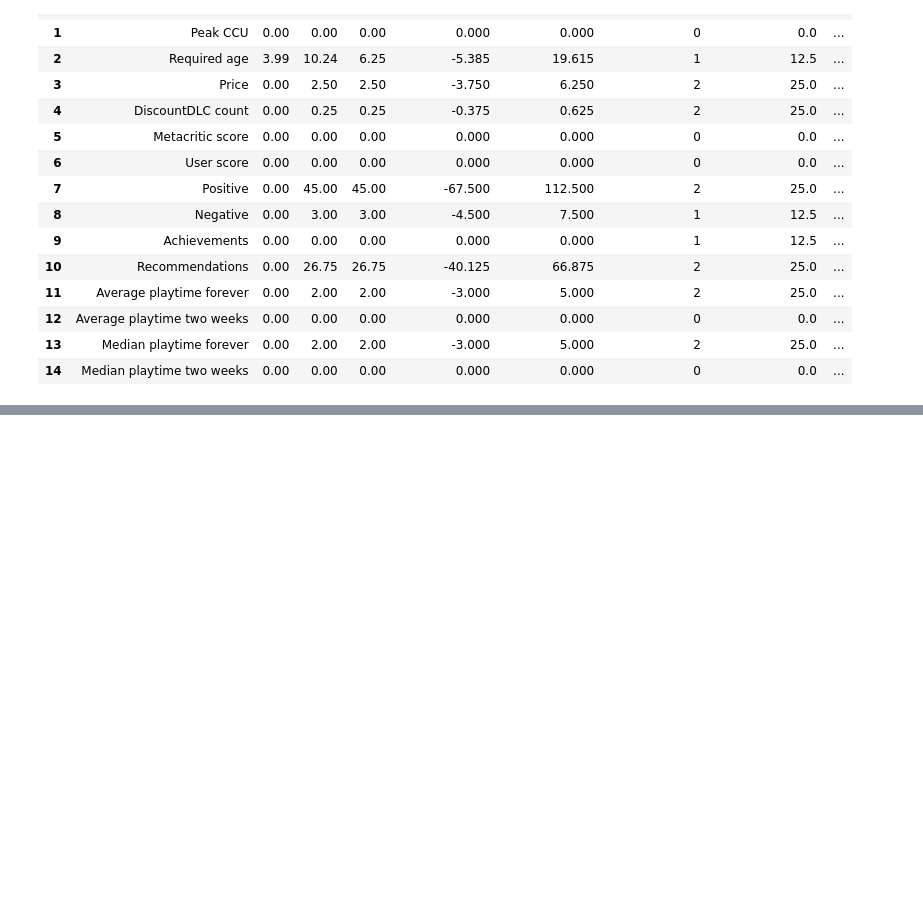
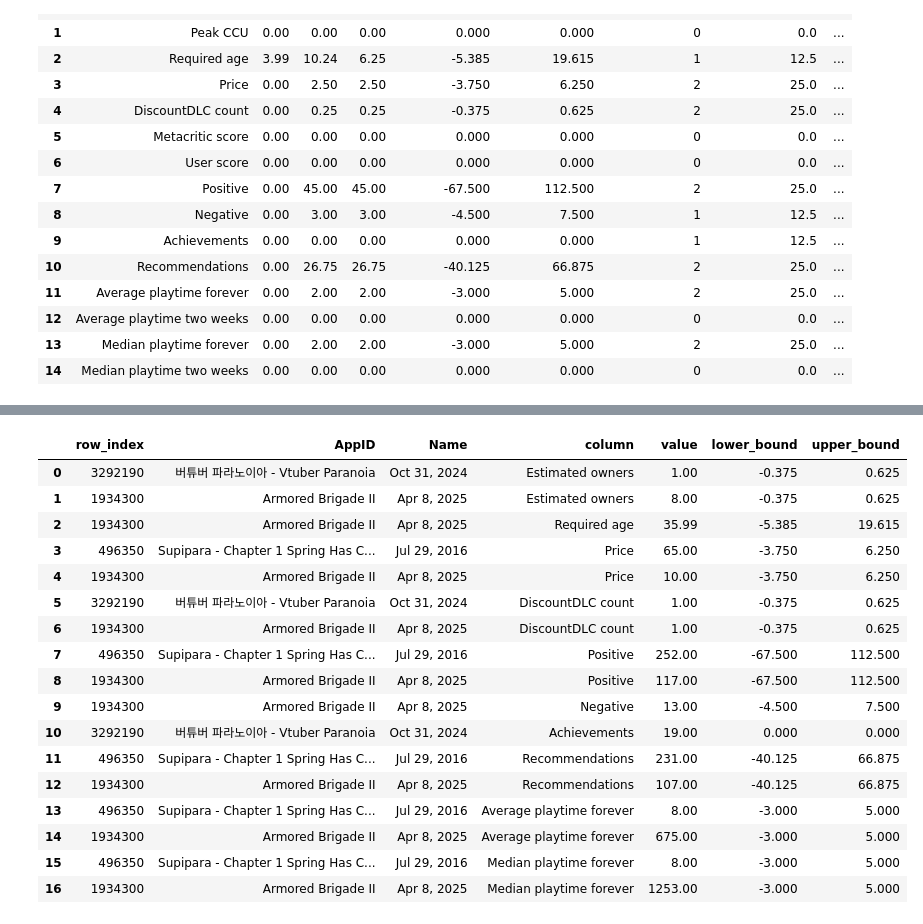
Before and after one commit to huytu059-blip/Games_Data_Science, a Jupyter notebook: notebooks/01_data_quality.ipynb, the cells around one changed output, grey strips where cells are left out. Cells and saved outputs as stored; diff of their text form; code cells hidden in the pictures; blank space fills up the shorter version.

```diff
--- a/notebooks/01_data_quality.ipynb
+++ b/notebooks/01_data_quality.ipynb
@@ -376,0 +614,59 @@ else:
+# %%
+
+
+# Hiển thị các game nào, cột nào và giá trị nào bị đánh dấu outlier
+numeric_cols = df_raw.select_dtypes(include="number").columns
+
+outlier_details = []
+
+for column in numeric_cols:
+    series = df_raw[column].dropna()
+
+    if series.empty:
+        continue
+
+    q1 = series.quantile(0.25)
+    q3 = series.quantile(0.75)
+    iqr = q3 - q1
+
+    lower_bound = q1 - 1.5 * iqr
+    upper_bound = q3 + 1.5 * iqr
+
+    mask = (
+        (df_raw[column] < lower_bound) |
+        (df_raw[column] > upper_bound)
+    )
+
+    if mask.any():
+        for idx in df_raw.index[mask]:
+            outlier_details.append({
+                "row_index": idx,
+                "AppID": df_raw.loc[idx, "AppID"],
+                "Name": df_raw.loc[idx, "Name"],
+                "column": column,
+                "value": df_raw.loc[idx, column],
+                "lower_bound": lower_bound,
+                "upper_bound": upper_bound,
+            })
+
+outlier_details_df = pd.DataFrame(outlier_details)
+display(outlier_details_df)
+# %% [output]
+|  | row_index | AppID | Name | column | value | lower_bound | upper_bound |
+| 0 | 3292190 | 버튜버 파라노이아 - Vtuber Paranoia | Oct 31, 2024 | Estimated owners | 1.00 | -0.375 | 0.625 |
+| 1 | 1934300 | Armored Brigade II | Apr 8, 2025 | Estimated owners | 8.00 | -0.375 | 0.625 |
+| 2 | 1934300 | Armored Brigade II | Apr 8, 2025 | Required age | 35.99 | -5.385 | 19.615 |
+| 3 | 496350 | Supipara - Chapter 1 Spring Has C... | Jul 29, 2016 | Price | 65.00 | -3.750 | 6.250 |
+| 4 | 1934300 | Armored Brigade II | Apr 8, 2025 | Price | 10.00 | -3.750 | 6.250 |
+| 5 | 3292190 | 버튜버 파라노이아 - Vtuber Paranoia | Oct 31, 2024 | DiscountDLC count | 1.00 | -0.375 | 0.625 |
+| 6 | 1934300 | Armored Brigade II | Apr 8, 2025 | DiscountDLC count | 1.00 | -0.375 | 0.625 |
+| 7 | 496350 | Supipara - Chapter 1 Spring Has C... | Jul 29, 2016 | Positive | 252.00 | -67.500 | 112.500 |
+| 8 | 1934300 | Armored Brigade II | Apr 8, 2025 | Positive | 117.00 | -67.500 | 112.500 |
+| 9 | 1934300 | Armored Brigade II | Apr 8, 2025 | Negative | 13.00 | -4.500 | 7.500 |
+| 10 | 3292190 | 버튜버 파라노이아 - Vtuber Paranoia | Oct 31, 2024 | Achievements | 19.00 | 0.000 | 0.000 |
+| 11 | 496350 | Supipara - Chapter 1 Spring Has C... | Jul 29, 2016 | Recommendations | 231.00 | -40.125 | 66.875 |
+| 12 | 1934300 | Armored Brigade II | Apr 8, 2025 | Recommendations | 107.00 | -40.125 | 66.875 |
+| 13 | 496350 | Supipara - Chapter 1 Spring Has C... | Jul 29, 2016 | Average playtime forever | 8.00 | -3.000 | 5.000 |
+| 14 | 1934300 | Armored Brigade II | Apr 8, 2025 | Average playtime forever | 675.00 | -3.000 | 5.000 |
+| 15 | 496350 | Supipara - Chapter 1 Spring Has C... | Jul 29, 2016 | Median playtime forever | 8.00 | -3.000 | 5.000 |
+| 16 | 1934300 | Armored Brigade II | Apr 8, 2025 | Median playtime forever | 1253.00 | -3.000 | 5.000 |
```
Also changed, not shown: parts of 159 cells of this notebook, 14 other files.
